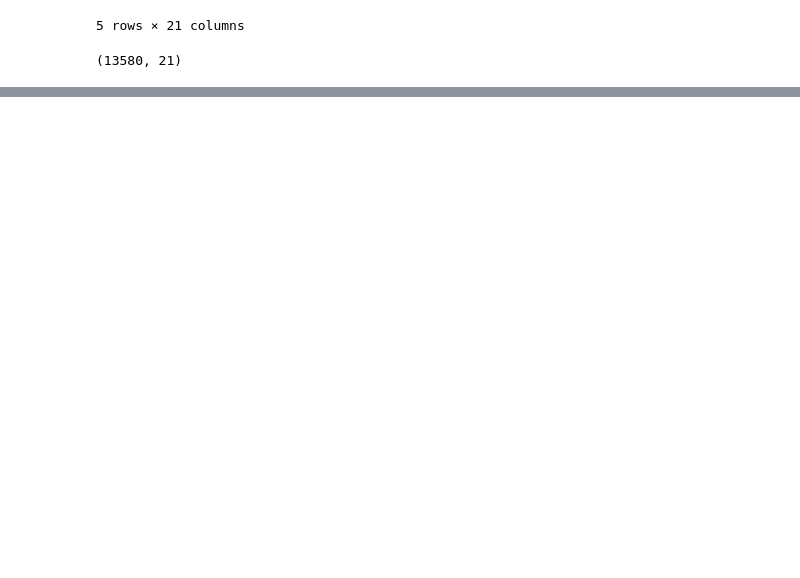
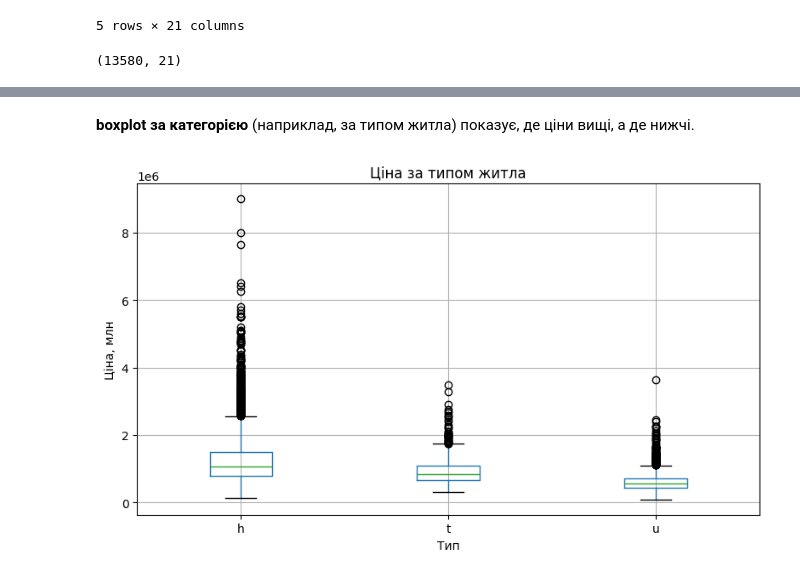
Before and after one commit to NatalieAleksandrova2026/Melbourne-housing-DTA, a Jupyter notebook: notebooks/melbourne_housing.ipynb, the cells around one changed output, grey strips where cells are left out. Cells and saved outputs as stored; diff of their text form; code cells hidden in the pictures; blank space fills up the shorter version.

```diff
--- a/notebooks/melbourne_housing.ipynb
+++ b/notebooks/melbourne_housing.ipynb
@@ -36,0 +244,15 @@ df.shape
+# %% [markdown]
+**boxplot за категорією** (наприклад, за типом житла) показує, де ціни вищі, а де нижчі.
+# %%
+fig, ax = plt.subplots(figsize=(8, 5))
+
+df.boxplot(column='Price', by='Type', ax=ax)
+
+ax.set_title('Ціна за типом житла')
+ax.set_xlabel('Тип')
+ax.set_ylabel('Ціна, млн')
+plt.suptitle('')
+plt.tight_layout()
+plt.show()
+# %% [output]
+[figure, added]
```
Also changed, not shown: parts of 34 cells of this notebook.
